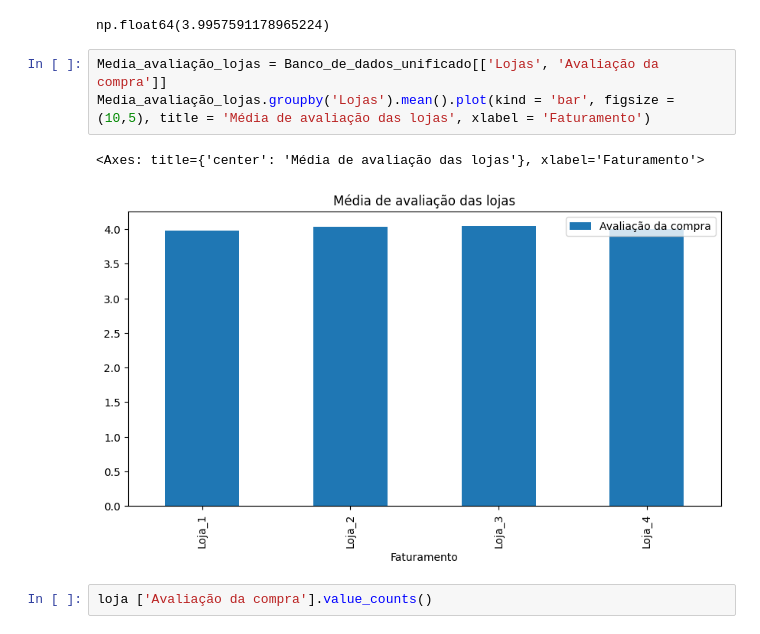
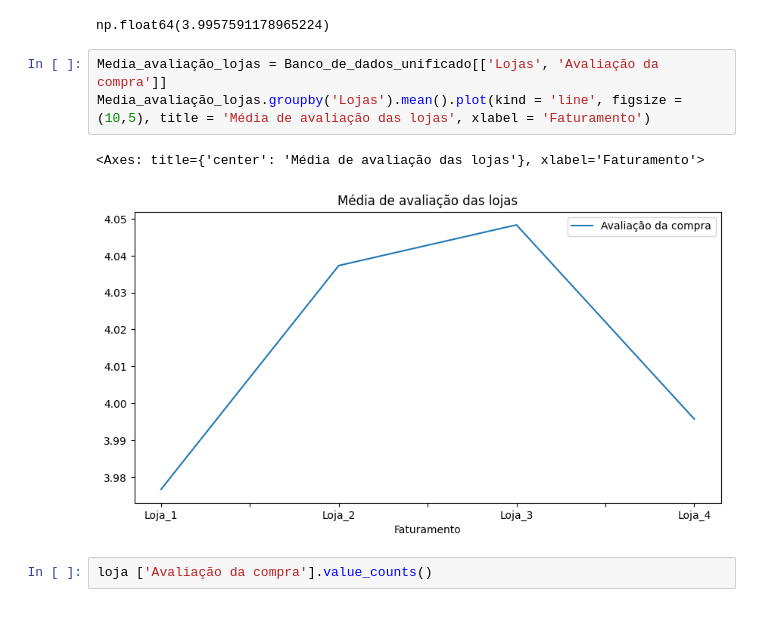
Before and after one commit to fggrava/Challenge_ONE_Data_Science_Alura_Store, a Jupyter notebook: AluraStoreBr.ipynb, the cells around one changed output. Cells and saved outputs as stored; diff of their text form.

```diff
--- a/AluraStoreBr.ipynb
+++ b/AluraStoreBr.ipynb
@@ -141,10 +141,10 @@ loja4 ['Avaliação da compra'].mean()
 np.float64(3.9957591178965224)
 # %%
 Media_avaliação_lojas = Banco_de_dados_unificado[['Lojas', 'Avaliação da compra']]
-Media_avaliação_lojas.groupby('Lojas').mean().plot(kind = 'bar', figsize = (10,5), title = 'Média de avaliação das lojas', xlabel = 'Faturamento')
+Media_avaliação_lojas.groupby('Lojas').mean().plot(kind = 'line', figsize = (10,5), title = 'Média de avaliação das lojas', xlabel = 'Faturamento')
 # %% [output]
 <Axes: title={'center': 'Média de avaliação das lojas'}, xlabel='Faturamento'>
-[figure, old version]
+[figure, new version]
 # %%
 loja ['Avaliação da compra'].value_counts()
 # %% [output]
```
Also changed, not shown: parts of 2 cells of this notebook.
